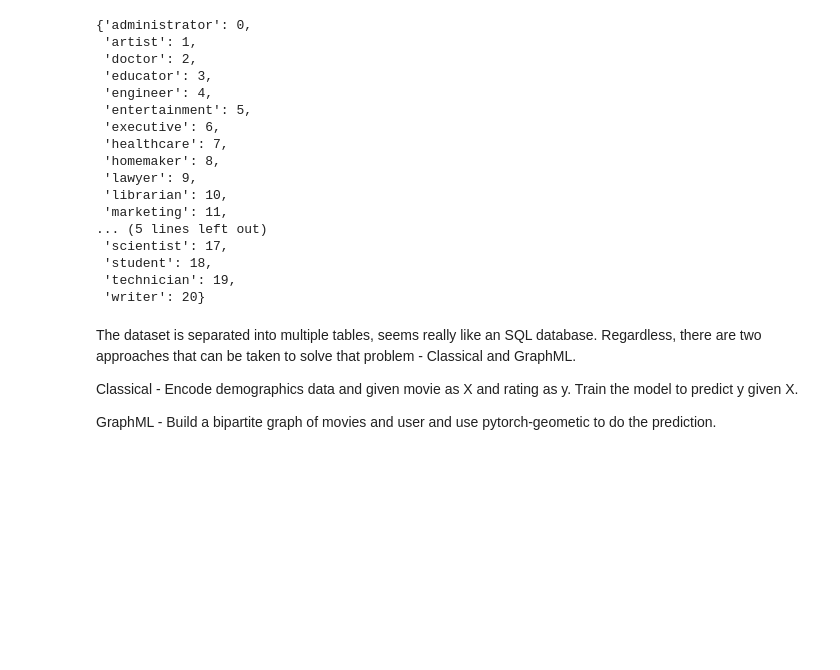
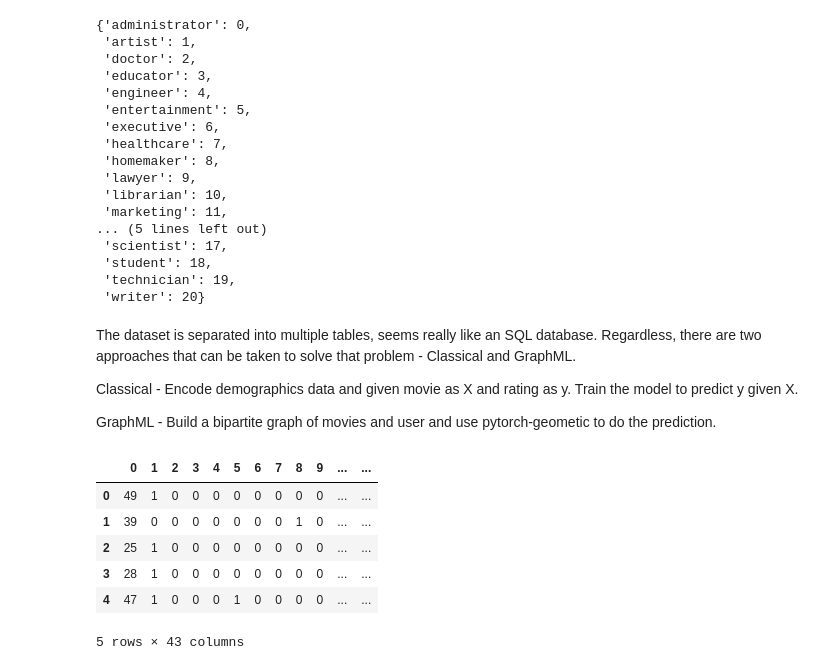
Before and after one commit to Demid65/movie-recommender-system, a Jupyter notebook: notebooks/0 - Dataset exploration.ipynb, the cells around one changed output. Drawn from its saved outputs; the diff is of its cells as text; code cells hidden in the pictures; blank space fills up the shorter version.

```diff
--- a/notebooks/0 - Dataset exploration.ipynb
+++ b/notebooks/0 - Dataset exploration.ipynb
@@ -93,13 +93,22 @@ def vectorize(user, movie, rating):
 # %%
 from tqdm import tqdm
 
 d = {}
 for i, row in tqdm(data.iterrows(), total=len(data)):
 
     user = users.iloc[row[0]-1]
     movie = items.iloc[row[1]-1]
     rating = row[2]
     vec = vectorize(user, movie, rating)
     d.update({i:vec})
 
-classical = pd.DataFrame.from_dict(d)
+classical = pd.DataFrame.from_dict(d, orient='index')
+classical.head()
+# %% [output]
+|  | 0 | 1 | 2 | 3 | 4 | 5 | 6 | 7 | 8 | 9 | ... | ... |
+| 0 | 49 | 1 | 0 | 0 | 0 | 0 | 0 | 0 | 0 | 0 | ... | ... |
+| 1 | 39 | 0 | 0 | 0 | 0 | 0 | 0 | 0 | 1 | 0 | ... | ... |
+| 2 | 25 | 1 | 0 | 0 | 0 | 0 | 0 | 0 | 0 | 0 | ... | ... |
+| 3 | 28 | 1 | 0 | 0 | 0 | 0 | 0 | 0 | 0 | 0 | ... | ... |
+| 4 | 47 | 1 | 0 | 0 | 0 | 1 | 0 | 0 | 0 | 0 | ... | ... |
+5 rows × 43 columns
```
Also changed, not shown: parts of 6 cells of this notebook, 1 other file.
